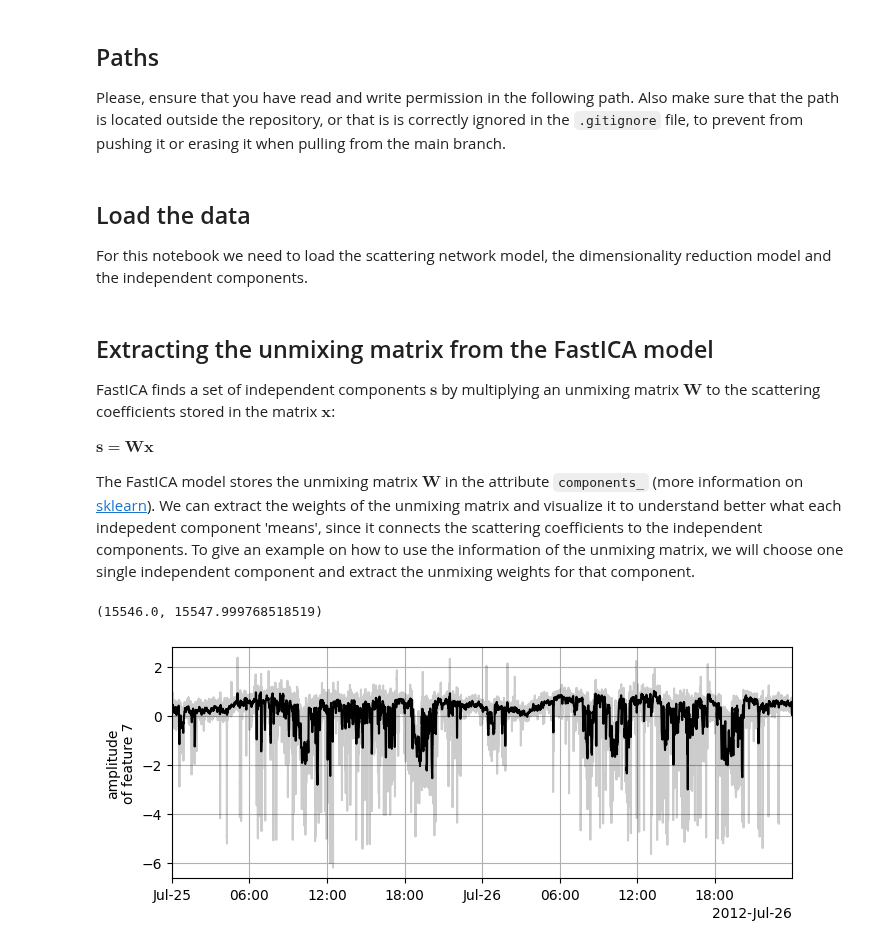
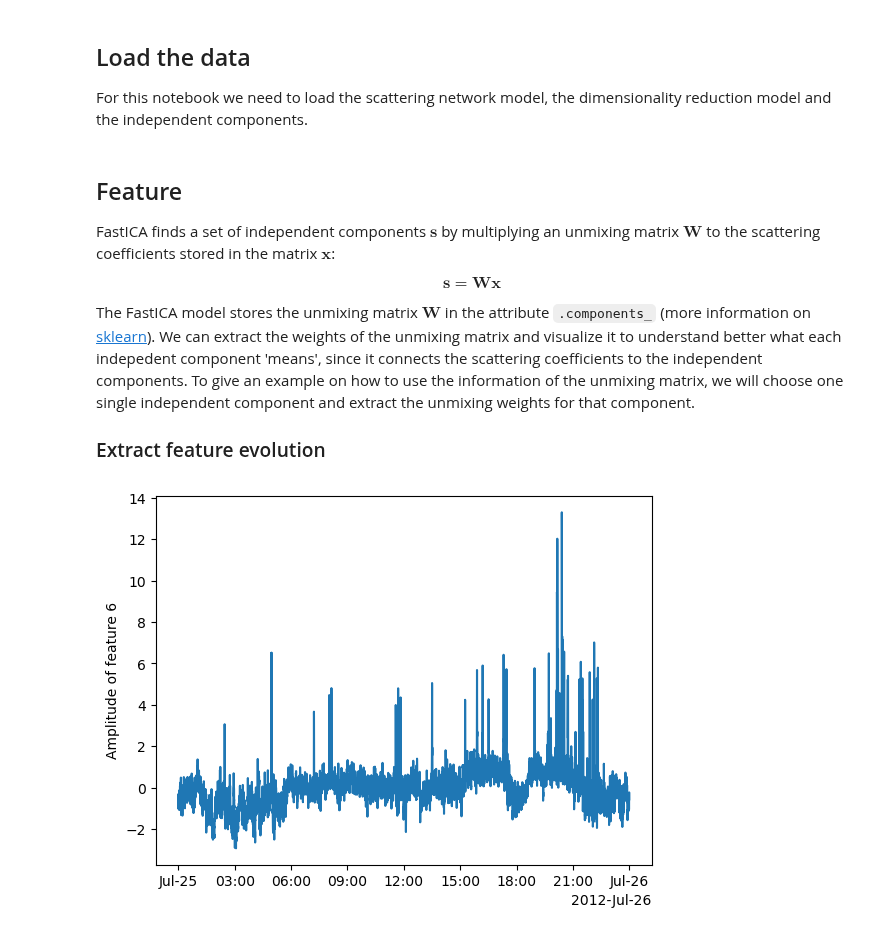
Before and after one commit to scatseisnet/scatseisnet, a Jupyter notebook: docs/source/notebooks/4_weights_and_reconstruction.ipynb, the cells around one changed output. Drawn from its saved outputs; the diff is of its cells as text; code cells hidden in the pictures.

```diff
--- a/docs/source/notebooks/4_weights_and_reconstruction.ipynb
+++ b/docs/source/notebooks/4_weights_and_reconstruction.ipynb
@@ -9,12 +14,8 @@ After retrieving the most relevant features with an ICA from the scattering coef
 # %%
+import pickle
+
 import numpy as np
-import pickle
-import os
 import matplotlib.pylab as plt
 import matplotlib.dates as mdates
-from matplotlib.gridspec import GridSpec
-from scipy.signal import medfilt
+
+plt.rcParams["date.converter"] = "concise"
-# %% [markdown]
-## Paths
-
-Please, ensure that you have read and write permission in the following path. Also make sure that the path is located outside the repository, or that is is correctly ignored in the `.gitignore` file, to prevent from pushing it or erasing it when pulling from the main branch.
@@ -25,44 +24,42 @@ SAVE_PATH = "example/"
 For this notebook we need to load the scattering network model, the dimensionality reduction model and the independent components.
 # %%
 # Load the scattering network
-filepath = os.path.join(SAVE_PATH, "scattering_network.pickle")
-network = pickle.load(open(filepath, "rb"))
+network = pickle.load(open("../example/scattering_network.pickle", "rb"))
 
 # Load the dimensionality reduction model
-filepath = os.path.join(SAVE_PATH, "dimension_model.pickle")
-dimension_model = pickle.load(open(filepath, "rb"))
+dimension_model = pickle.load(open("../example/dimension_model.pickle", "rb"))
 
-# load data from file
-filepath = os.path.join(SAVE_PATH, "independent_components.npz")
-with np.load(filepath) as data:
+# Load data from file
+with np.load("../example/independent_components.npz", allow_pickle=True) as data:
     features = data["features"]
     times = data["times"]
 # %% [markdown]
-## Extracting the unmixing matrix from the FastICA model
+## Feature
 
 FastICA finds a set of independent components $\mathbf{s}$ by multiplying an unmixing matrix $\mathbf{W}$ to the scattering coefficients stored in the matrix $\mathbf{x}$:
 
-$\mathbf{s} = \mathbf{W} \mathbf{x}$
+$$\mathbf{s} = \mathbf{W} \mathbf{x}$$
 
-The FastICA model stores the unmixing matrix $\mathbf{W}$ in the attribute `components_` (more information on [sklearn](https://scikit-learn.org/stable/modules/generated/sklearn.decomposition.FastICA.html#sklearn.decomposition.FastICA)). We can extract the weights of the unmixing matrix and visualize it to understand better what each indepedent component 'means', since it connects the scattering coefficients to the independent components.
-To give an example on how to use the information of the unmixing matrix, we will choose one single independent component and extract the unmixing weights for that component.
+The FastICA model stores the unmixing matrix $\mathbf{W}$ in the attribute ``.components_`` (more information on [sklearn](https://scikit-learn.org/stable/modules/generated/sklearn.decomposition.FastICA.html#sklearn.decomposition.FastICA)). We can extract the weights of the unmixing matrix and visualize it to understand better what each indepedent component 'means', since it connects the scattering coefficients to the independent components.
+To give an example on how to use the information of the unmixing matrix, we will
+choose one single independent component and extract the unmixing weights for
+that component.
+
+### Extract feature evolution
 # %%
-# choosing one feature to show the weights
-iFeature = 7
-weights_comp = dimension_model.components_[iFeature]
+# Pick a feature
+feature_id = 6
+feature = features[:, feature_id]
 
-fig, ax = plt.subplots(1, figsize=(8, 3))
-ax.plot(times, medfilt(features[:, iFeature], kernel_size=21), color="k")
-ax.plot(times, features[:, iFeature], color="k", alpha=0.2)
-ax.grid(which="both")
-ax.set_ylabel("amplitude\nof feature %s" % (iFeature))
+# Figure creation
+fig = plt.figure()
+ax = plt.axes()
 
-# Date labels
-dateticks = mdates.AutoDateLocator()
-datelabels = mdates.ConciseDateFormatter(dateticks)
-ax.xaxis.set_major_locator(dateticks)
-ax.xaxis.set_major_formatter(datelabels)
-ax.set_xlim(times.min(), times.max())
+# Plot the weights
+ax.plot(times, feature)
+ax.set_ylabel(f"Amplitude of feature {feature_id}")
+
+# Show
+plt.show()
 # %% [output]
-(15546.0, 15547.999768518519)
-[figure, old version]
+[figure, new version]
```
Also changed, not shown: parts of 10 cells of this notebook, 2 other files.
